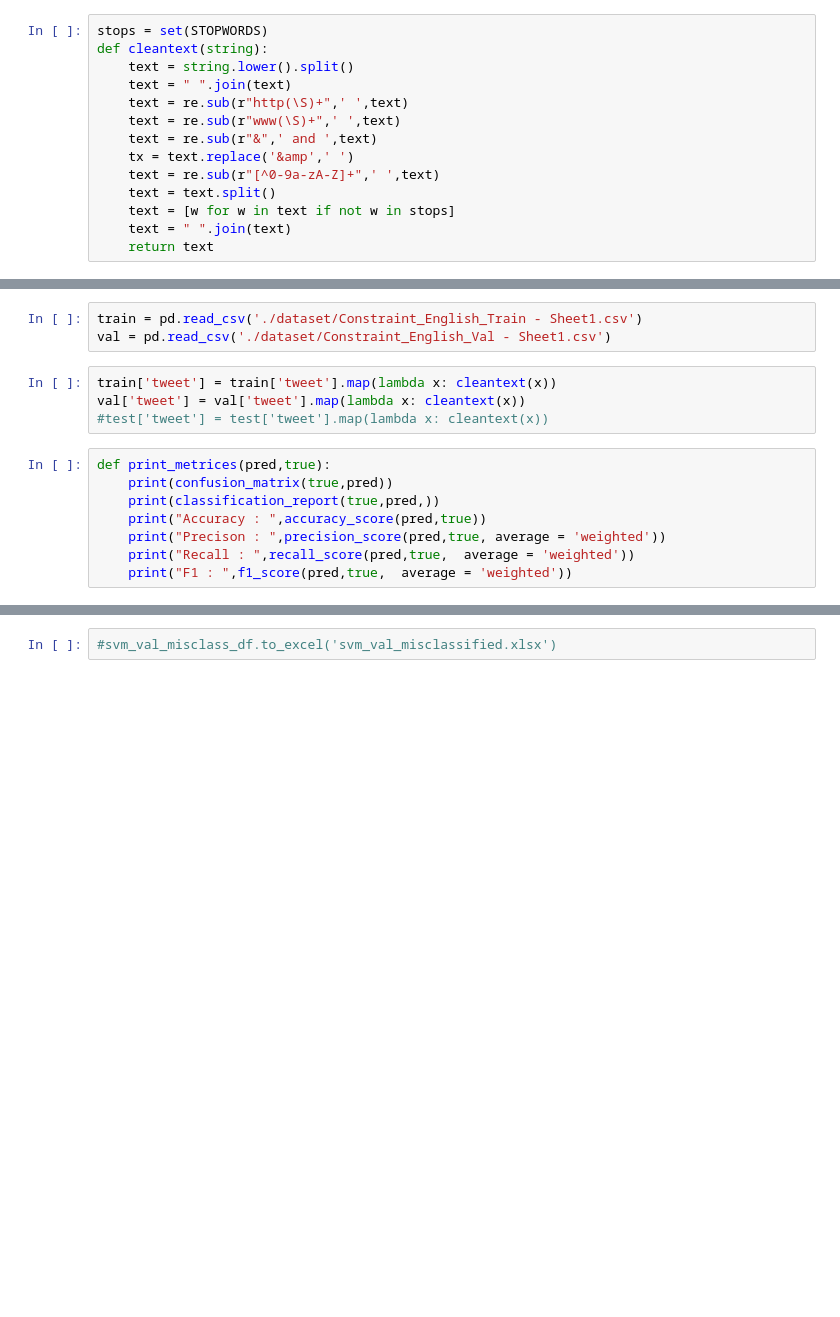
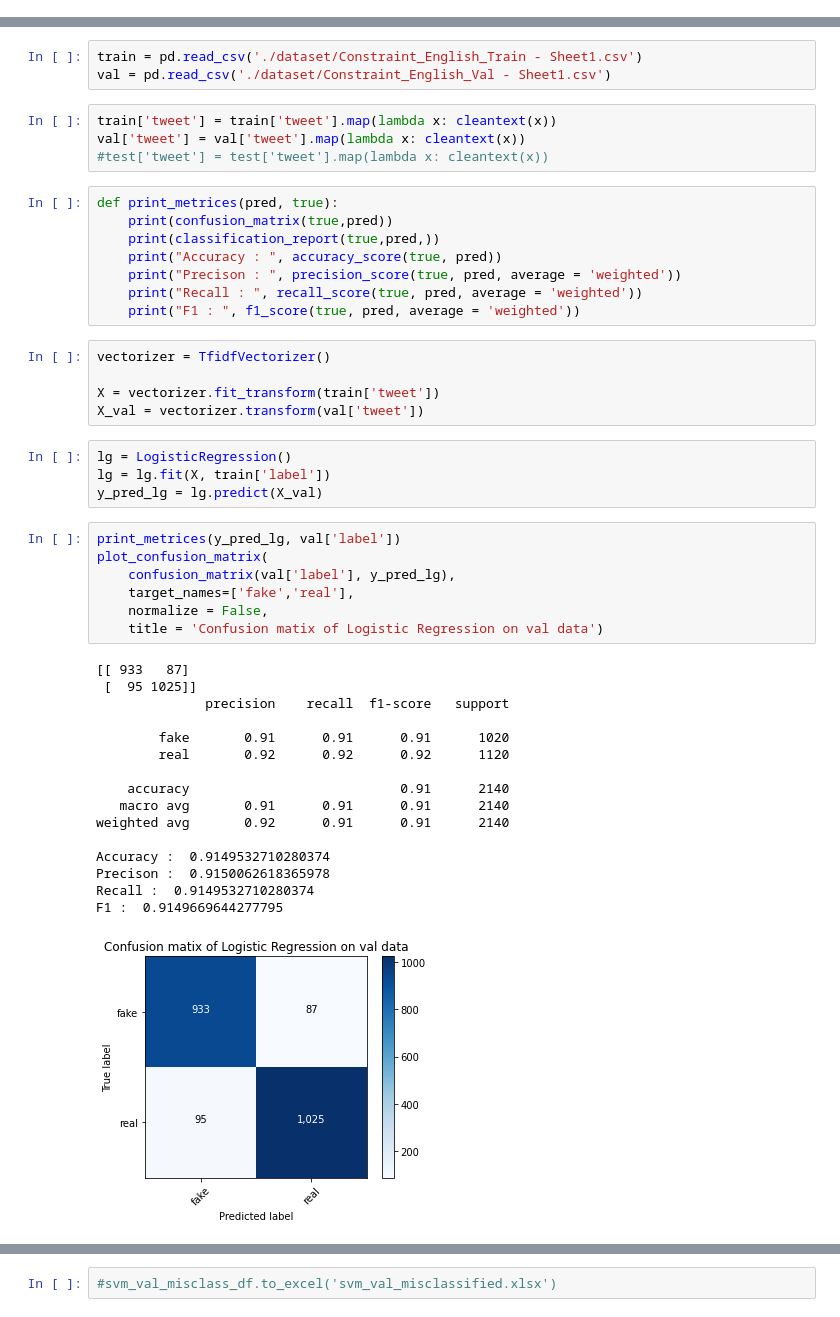
Before and after one commit to mgranchelli/covid19-fake-news-detection, a Jupyter notebook: fake-news-ml.ipynb, the cells around one changed output, grey strips where cells are left out. Drawn from its saved outputs; the diff is of its cells as text; blank space fills up the shorter version.

```diff
--- a/fake-news-ml.ipynb
+++ b/fake-news-ml.ipynb
@@ -93,17 +98,3 @@ def plot_confusion_matrix(cm,
     #plt.xlabel('Predicted label\naccuracy={:0.4f}; misclass={:0.4f}'.format(accuracy, misclass))
     plt.xlabel('Predicted label')
     plt.show()
-# %%
-stops = set(STOPWORDS)
-def cleantext(string):
-    text = string.lower().split()
-    text = " ".join(text)
-    text = re.sub(r"http(\S)+",' ',text)
-    text = re.sub(r"www(\S)+",' ',text)
-    text = re.sub(r"&",' and ',text)
-    tx = text.replace('&amp',' ')
-    text = re.sub(r"[^0-9a-zA-Z]+",' ',text)
-    text = text.split()
-    text = [w for w in text if not w in stops]
-    text = " ".join(text)
-    return text
@@ -115,10 +117,43 @@ train['tweet'] = train['tweet'].map(lambda x: cleantext(x))
 val['tweet'] = val['tweet'].map(lambda x: cleantext(x))
 #test['tweet'] = test['tweet'].map(lambda x: cleantext(x))
 # %%
-def print_metrices(pred,true):
+def print_metrices(pred, true):
     print(confusion_matrix(true,pred))
     print(classification_report(true,pred,))
-    print("Accuracy : ",accuracy_score(pred,true))
-    print("Precison : ",precision_score(pred,true, average = 'weighted'))
-    print("Recall : ",recall_score(pred,true,  average = 'weighted'))
-    print("F1 : ",f1_score(pred,true,  average = 'weighted'))
+    print("Accuracy : ", accuracy_score(true, pred))
+    print("Precison : ", precision_score(true, pred, average = 'weighted'))
+    print("Recall : ", recall_score(true, pred, average = 'weighted'))
+    print("F1 : ", f1_score(true, pred, average = 'weighted'))
+# %%
+vectorizer = TfidfVectorizer()
+
+X = vectorizer.fit_transform(train['tweet'])
+X_val = vectorizer.transform(val['tweet'])
+# %%
+lg = LogisticRegression()
+lg = lg.fit(X, train['label'])
+y_pred_lg = lg.predict(X_val)
+# %%
+print_metrices(y_pred_lg, val['label'])
+plot_confusion_matrix(
+    confusion_matrix(val['label'], y_pred_lg),
+    target_names=['fake','real'],
+    normalize = False,
+    title = 'Confusion matix of Logistic Regression on val data')
+# %% [output]
+[[ 933   87]
+ [  95 1025]]
+              precision    recall  f1-score   support
+
+        fake       0.91      0.91      0.91      1020
+        real       0.92      0.92      0.92      1120
+
+    accuracy                           0.91      2140
+   macro avg       0.91      0.91      0.91      2140
+weighted avg       0.92      0.91      0.91      2140
+
+Accuracy :  0.9149532710280374
+Precison :  0.9150062618365978
+Recall :  0.9149532710280374
+F1 :  0.9149669644277795
+[figure, added]
```
Also changed, not shown: parts of 10 cells of this notebook, 1 other file.
